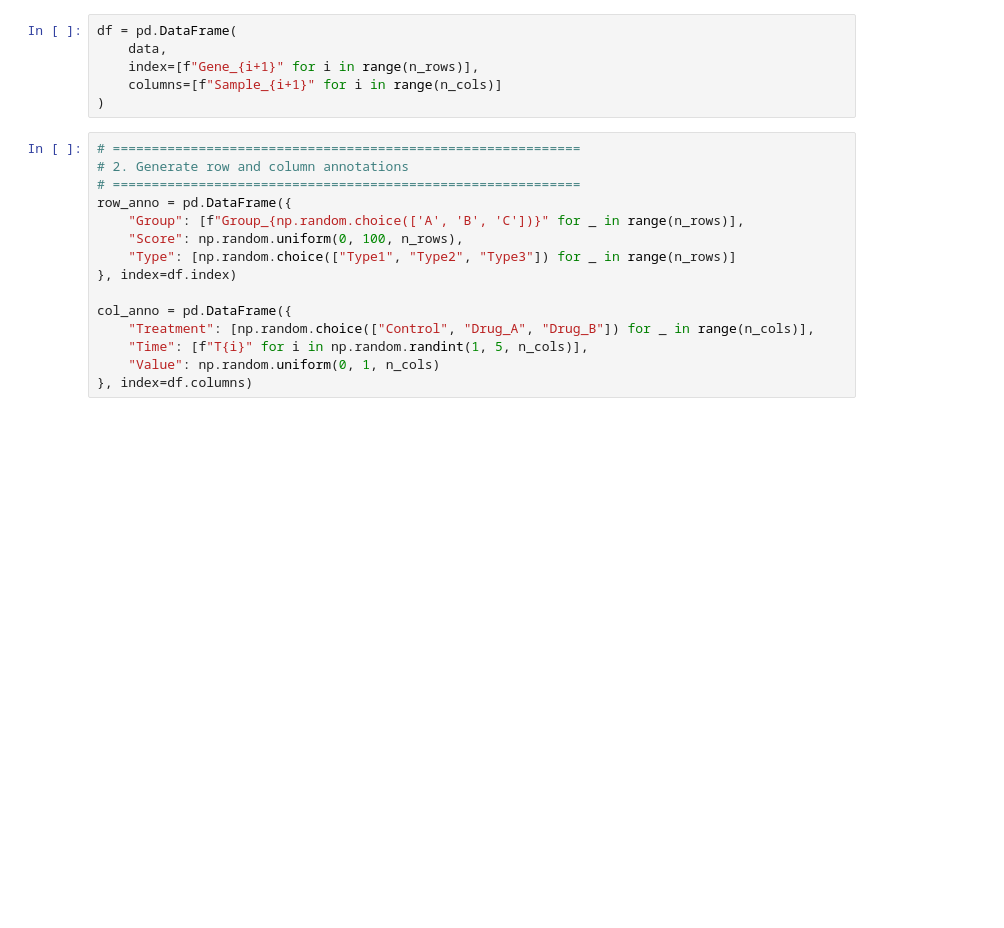
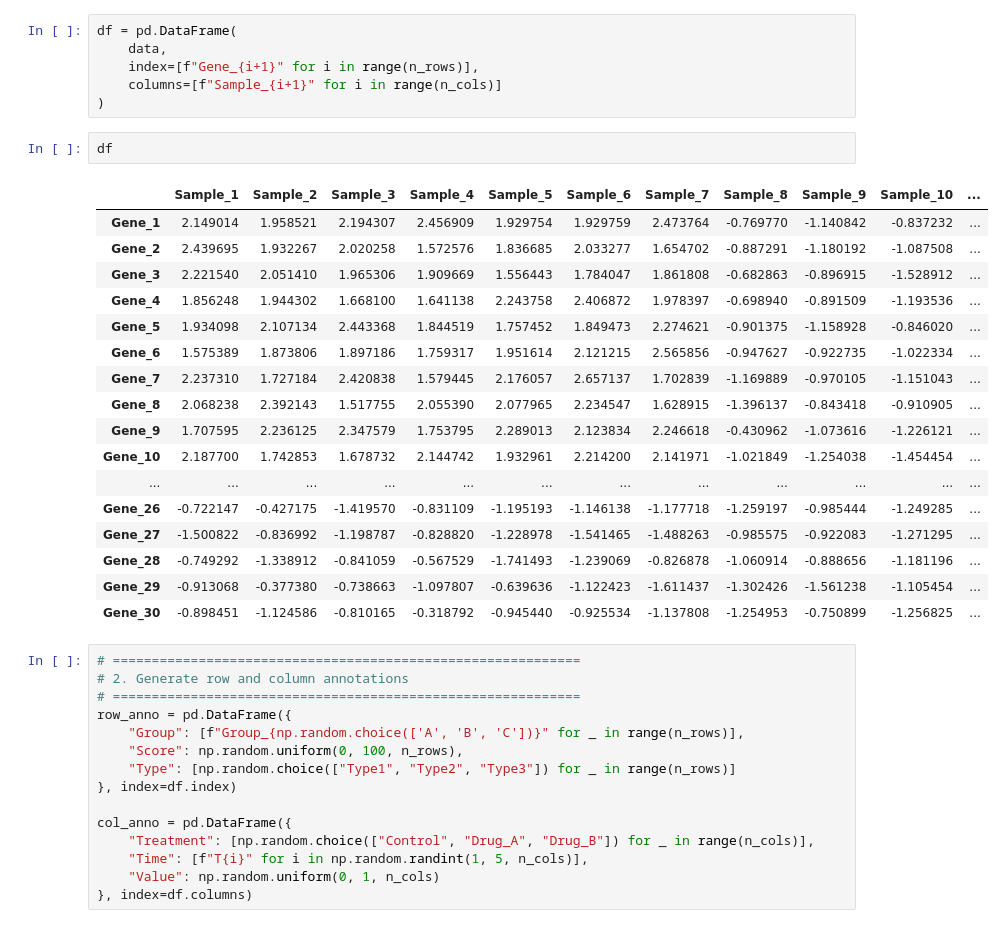
Before and after one commit to Bitpulses/eheatmap, a Jupyter notebook: docs/epheatmap_example.ipynb, the cells around one changed output. Saved outputs shown, nothing was run; the diff lists cells and outputs as text; blank space fills up the shorter version.

```diff
--- a/docs/epheatmap_example.ipynb
+++ b/docs/epheatmap_example.ipynb
@@ -38,6 +56,26 @@ df = pd.DataFrame(
     index=[f"Gene_{i+1}" for i in range(n_rows)],
     columns=[f"Sample_{i+1}" for i in range(n_cols)]
 )
+# %%
+df
+# %% [output]
+|  | Sample_1 | Sample_2 | Sample_3 | Sample_4 | Sample_5 | Sample_6 | Sample_7 | Sample_8 | Sample_9 | Sample_10 | ... |
+| Gene_1 | 2.149014 | 1.958521 | 2.194307 | 2.456909 | 1.929754 | 1.929759 | 2.473764 | -0.769770 | -1.140842 | -0.837232 | ... |
+| Gene_2 | 2.439695 | 1.932267 | 2.020258 | 1.572576 | 1.836685 | 2.033277 | 1.654702 | -0.887291 | -1.180192 | -1.087508 | ... |
+| Gene_3 | 2.221540 | 2.051410 | 1.965306 | 1.909669 | 1.556443 | 1.784047 | 1.861808 | -0.682863 | -0.896915 | -1.528912 | ... |
+| Gene_4 | 1.856248 | 1.944302 | 1.668100 | 1.641138 | 2.243758 | 2.406872 | 1.978397 | -0.698940 | -0.891509 | -1.193536 | ... |
+| Gene_5 | 1.934098 | 2.107134 | 2.443368 | 1.844519 | 1.757452 | 1.849473 | 2.274621 | -0.901375 | -1.158928 | -0.846020 | ... |
+| Gene_6 | 1.575389 | 1.873806 | 1.897186 | 1.759317 | 1.951614 | 2.121215 | 2.565856 | -0.947627 | -0.922735 | -1.022334 | ... |
+| Gene_7 | 2.237310 | 1.727184 | 2.420838 | 1.579445 | 2.176057 | 2.657137 | 1.702839 | -1.169889 | -0.970105 | -1.151043 | ... |
+| Gene_8 | 2.068238 | 2.392143 | 1.517755 | 2.055390 | 2.077965 | 2.234547 | 1.628915 | -1.396137 | -0.843418 | -0.910905 | ... |
+| Gene_9 | 1.707595 | 2.236125 | 2.347579 | 1.753795 | 2.289013 | 2.123834 | 2.246618 | -0.430962 | -1.073616 | -1.226121 | ... |
+| Gene_10 | 2.187700 | 1.742853 | 1.678732 | 2.144742 | 1.932961 | 2.214200 | 2.141971 | -1.021849 | -1.254038 | -1.454454 | ... |
+| ... | ... | ... | ... | ... | ... | ... | ... | ... | ... | ... | ... |
+| Gene_26 | -0.722147 | -0.427175 | -1.419570 | -0.831109 | -1.195193 | -1.146138 | -1.177718 | -1.259197 | -0.985444 | -1.249285 | ... |
+| Gene_27 | -1.500822 | -0.836992 | -1.198787 | -0.828820 | -1.228978 | -1.541465 | -1.488263 | -0.985575 | -0.922083 | -1.271295 | ... |
+| Gene_28 | -0.749292 | -1.338912 | -0.841059 | -0.567529 | -1.741493 | -1.239069 | -0.826878 | -1.060914 | -0.888656 | -1.181196 | ... |
+| Gene_29 | -0.913068 | -0.377380 | -0.738663 | -1.097807 | -0.639636 | -1.122423 | -1.611437 | -1.302426 | -1.561238 | -1.105454 | ... |
+| Gene_30 | -0.898451 | -1.124586 | -0.810165 | -0.318792 | -0.945440 | -0.925534 | -1.137808 | -1.254953 | -0.750899 | -1.256825 | ... |
 # %%
 # ============================================================
 # 2. Generate row and column annotations
```
Also changed, not shown: parts of 6 cells of this notebook.
